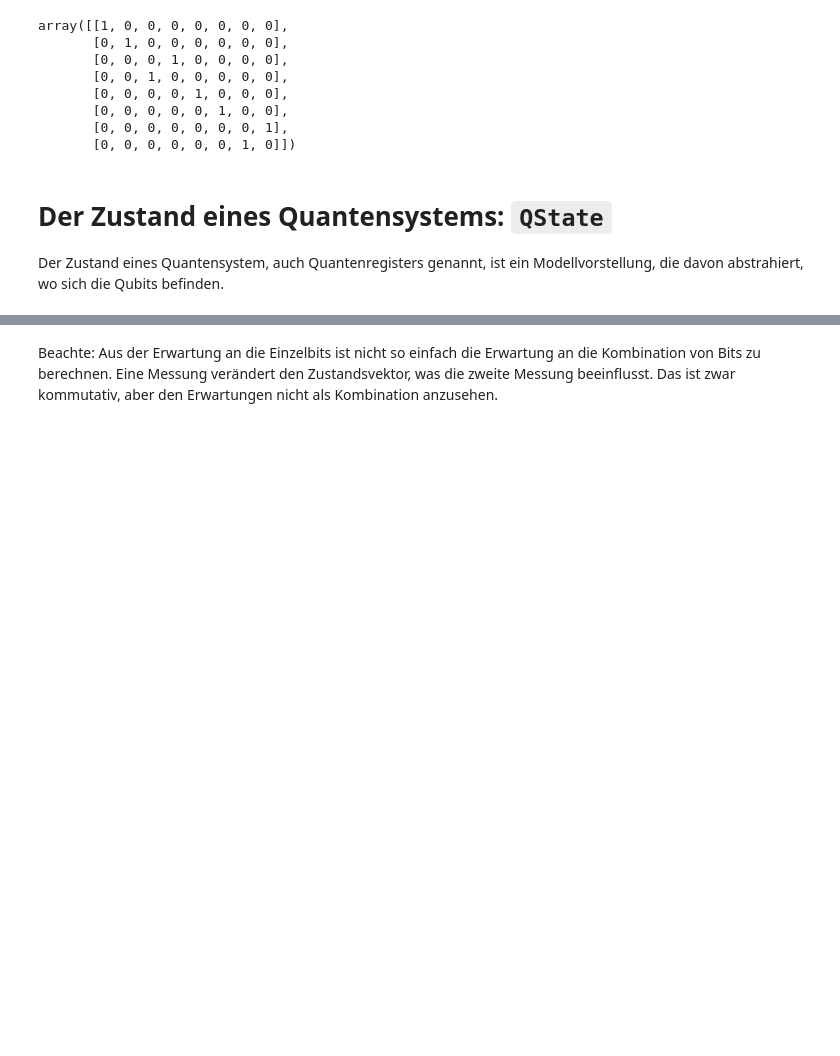
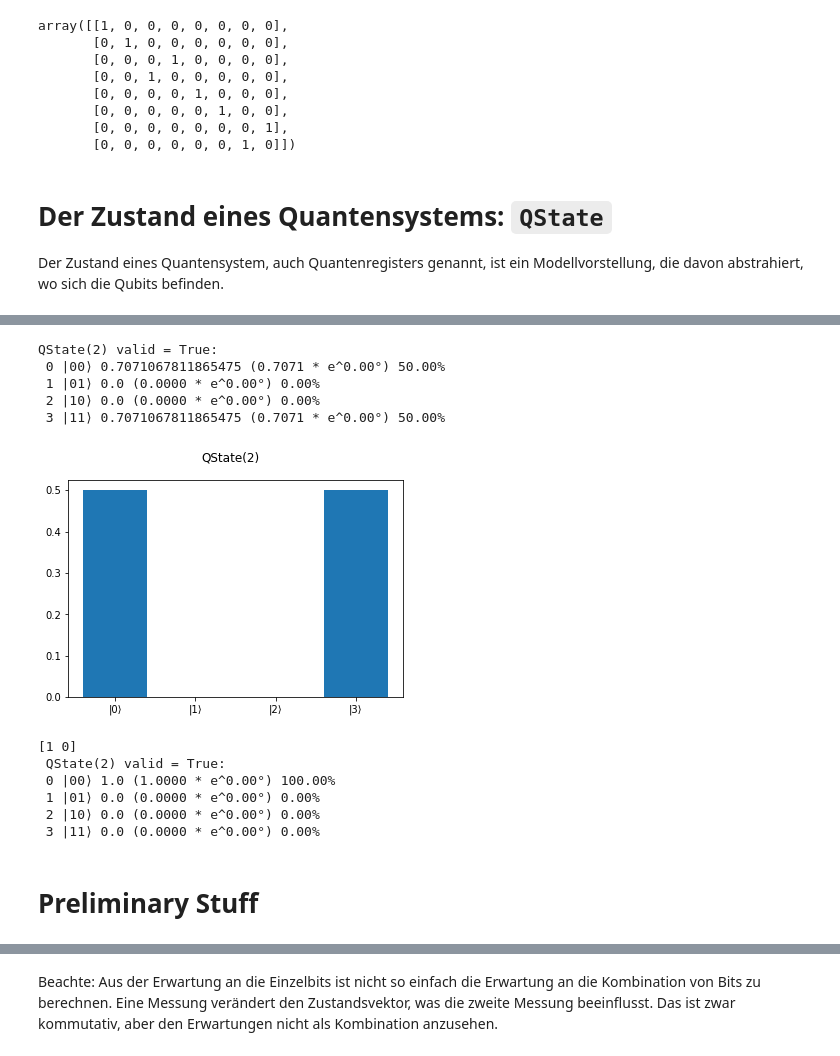
Before and after one commit to denkspuren/qcsim, a Jupyter notebook: qcsim-dev.ipynb, the cells around one changed output, grey strips where cells are left out. Cells and saved outputs as stored; diff of their text form; code cells hidden in the pictures; blank space fills up the shorter version.

```diff
--- a/qcsim-dev.ipynb
+++ b/qcsim-dev.ipynb
@@ -170,7 +282,0 @@ Mit dieser Änderung von `__init__` kann ein Dictionary übergeben werden, das a
-# %%
-class QState(QState):
-    def __init__(self, n, qubitState = {0: np.array([1, 0])}):
-        self.n = n
-        self.state = np.array([1], dtype=complex)
-        for qubit in range(0,n):
-            self.state = np.kron(self.state, qubitState.get(qubit, np.array([1, 0])))
@@ -235,3 +283,24 @@ Error:
+# %%
+
+# Beispiel mehrfach ausführen
+q = QState(2).op(H).op(CNOT).show().plot()
+res, q_new = q.measure(0, ZERO, ONE)
+print(res, "\n", q_new)
+# %% [output]
+QState(2) valid = True:
+ 0 |00⟩ 0.7071067811865475 (0.7071 * e^0.00°) 50.00%
+ 1 |01⟩ 0.0 (0.0000 * e^0.00°) 0.00%
+ 2 |10⟩ 0.0 (0.0000 * e^0.00°) 0.00%
+ 3 |11⟩ 0.7071067811865475 (0.7071 * e^0.00°) 50.00%
+[figure, added]
+[1 0]
+ QState(2) valid = True:
+ 0 |00⟩ 1.0 (1.0000 * e^0.00°) 100.00%
+ 1 |01⟩ 0.0 (0.0000 * e^0.00°) 0.00%
+ 2 |10⟩ 0.0 (0.0000 * e^0.00°) 0.00%
+ 3 |11⟩ 0.0 (0.0000 * e^0.00°) 0.00%
+# %% [markdown]
+# Preliminary Stuff
 # %%
 q = QState(4, {0: np.array([1/sqrt(2), 1/sqrt(2)]),
                1: np.array([1/sqrt(2), 1/sqrt(2)])})
```
Also changed, not shown: parts of 46 cells of this notebook.
